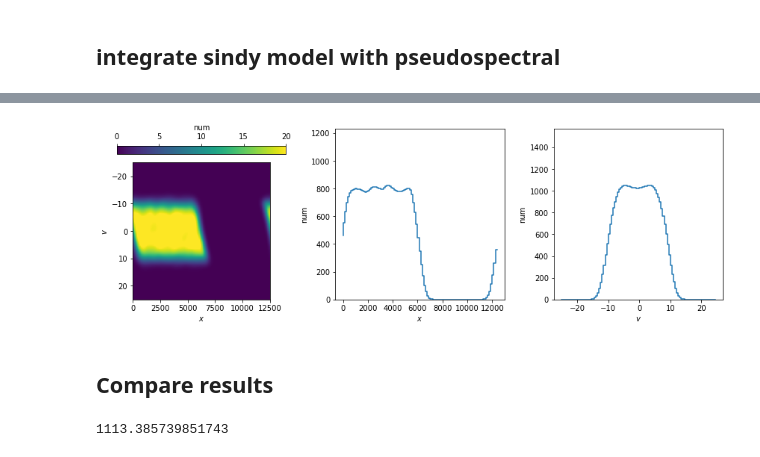
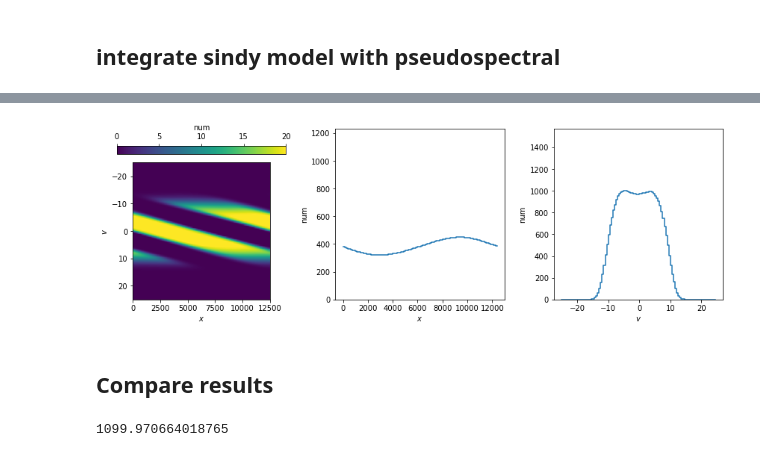
Before and after one commit to znicolaou/manybody, a Jupyter notebook: sindy_test.ipynb, the cells around one changed output, grey strips where cells are left out. Drawn from its saved outputs; the diff is of its cells as text; code cells hidden in the pictures.

```diff
--- a/sindy_test.ipynb
+++ b/sindy_test.ipynb
@@ -340,30 +340,30 @@ print(stop-start)
 # %%
 bhistograms=np.transpose(np.reshape(bsol.y,(nx,ny,mmax+1)),(2,0,1))
 nmax=np.max(histograms)
 nmaxv=np.max(np.sum(histograms,axis=1))
 nmaxx=np.max(np.sum(histograms,axis=2))
 
-i=0
+i=-1
 plt.subplots(1,3,figsize=(12,4))
 plt.subplot(1,3,1)
-plt.imshow(histograms[i].T,vmin=0,vmax=20,extent=(0,L,vmax,-vmax),aspect=L/(2*vmax))
+plt.imshow(bhistograms[i].T,vmin=0,vmax=20,extent=(0,L,vmax,-vmax),aspect=L/(2*vmax))
 plt.colorbar(label='num',location='top')
 plt.xlabel('$x$')
 plt.ylabel('$v$')
 plt.subplot(1,3,2)
-plt.step(np.arange(0,L,L/nx),np.sum(histograms[i],axis=1))
+plt.step(np.arange(0,L,L/nx),np.sum(bhistograms[i],axis=1))
 plt.xlabel('$x$')
 plt.ylabel('num')
 plt.ylim(0,1.5*nmaxx)
 plt.subplot(1,3,3)
-plt.step(np.arange(-vmax,vmax,2*vmax/ny),np.sum(histograms[i],axis=0))
+plt.step(np.arange(-vmax,vmax,2*vmax/ny),np.sum(bhistograms[i],axis=0))
 plt.xlabel('$v$')
 plt.ylabel('num')
 plt.ylim(0,1.5*nmaxv)
 plt.tight_layout()
 plt.show()
 # %% [output]
-[figure, old version]
+[figure, new version]
 # %% [markdown]
 ## Compare results
 # %%
@@ -435,7 +435,7 @@ rmtree(filebase+'animation')
 stop=timeit.default_timer()
 print(stop-start)
 # %% [output]
-1113.385739851743
+1099.970664018765
 # %%
 filebase='data/sindyfit'
 
```
Also changed, not shown: parts of 8 cells of this notebook.
